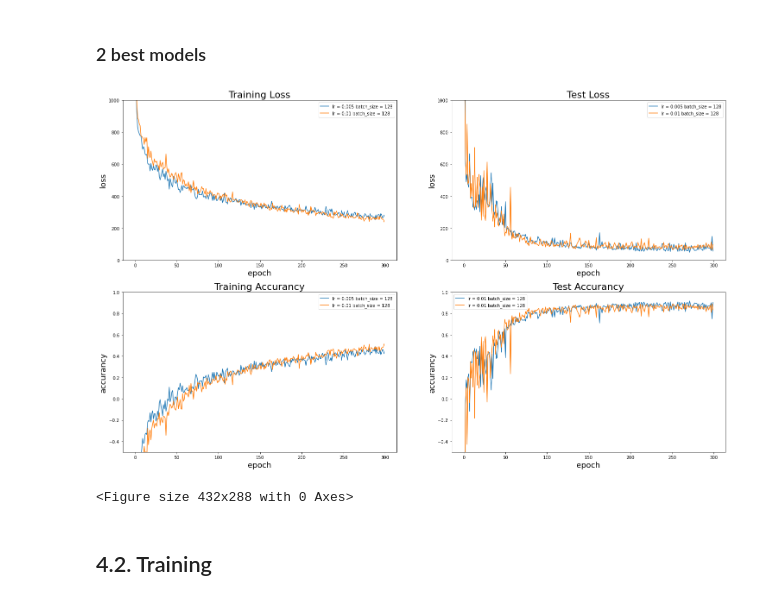
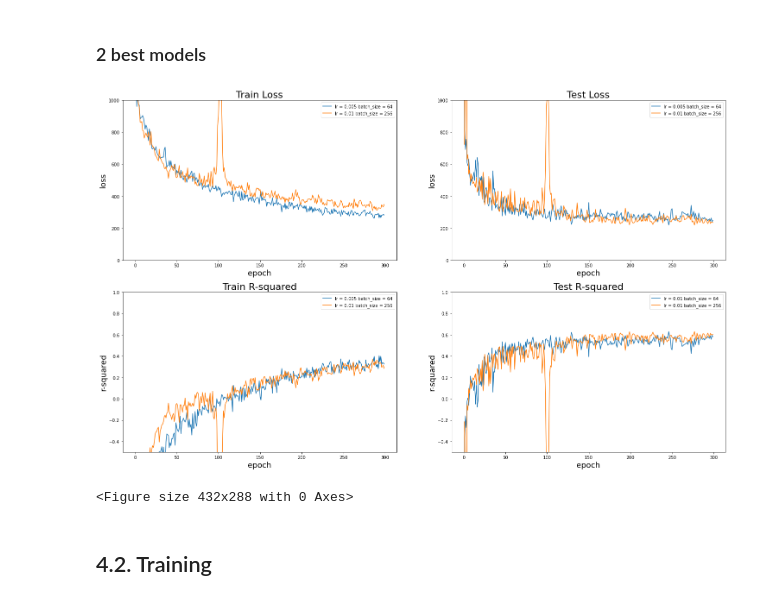
Before and after one commit to JamEwe/ADMET-PrInt, a Jupyter notebook: experiments/protein_plasma_binding/maccs_FCNN.ipynb, the cells around one changed output. Saved outputs shown, nothing was run; the diff lists cells and outputs as text; code cells hidden in the pictures.

```diff
--- a/experiments/protein_plasma_binding/maccs_FCNN.ipynb
+++ b/experiments/protein_plasma_binding/maccs_FCNN.ipynb
@@ -49,8 +49,8 @@ df_train_all = pd.concat([df_train, df_valid])
 X_train_all = df_train_all.loc[:, df_train_all.columns != 'protein_plasma_binding']
 y_train_all = df_train_all['protein_plasma_binding']
 
-X_train = df_train_all.loc[:, df_train_all.columns != 'protein_plasma_binding']
-y_train = df_train_all['protein_plasma_binding']
+X_train = df_train.loc[:, df_train.columns != 'protein_plasma_binding']
+y_train = df_train['protein_plasma_binding']
 
 X_test = df_test.loc[:, df_test.columns != 'protein_plasma_binding']
 y_test = df_test['protein_plasma_binding']
@@ -239,7 +239,7 @@ def plot_all(ax, data_list):
 
 figure, ((ax1, ax2), (ax3, ax4)) = plt.subplots(2, 2,figsize=(25,15))
 plt.figure(figsize=(25,15))
-ax1.set_title("Training Loss", fontsize=22)
+ax1.set_title("Train Loss", fontsize=22)
 plot_all(ax1, train_losses_all)
 ax1.set_xlabel("epoch", fontsize=18)
 ax1.set_ylabel("Loss", fontsize=18)
@@ -253,17 +253,17 @@ ax2.set_ylabel("Loss", fontsize=18)
 ax2.legend()
 ax2.set_ylim([0, 1500])
 
-ax3.set_title("Training Accurancy", fontsize=22)
+ax3.set_title("Train R-squared", fontsize=22)
 plot_all(ax3, train_accs_all)
 ax3.set_xlabel("epoch", fontsize=18)
-ax3.set_ylabel("accurancy", fontsize=18)
+ax3.set_ylabel("r-squared", fontsize=18)
 ax3.legend()
 ax3.set_ylim([-2.5,1])
 
-ax4.set_title("Test Accurancy", fontsize=22)
+ax4.set_title("Test R-squared", fontsize=22)
 plot_all(ax4, test_accs_all)
 ax4.set_xlabel("epoch", fontsize=18)
-ax4.set_ylabel("accurancy", fontsize=18)
+ax4.set_ylabel("r-squared", fontsize=18)
 ax4.legend()
 ax4.set_ylim([-2.5,1])
 
@@ -312,40 +312,40 @@ for data in test_losses_all:
 # %%
 figure, ((ax1, ax2), (ax3, ax4)) = plt.subplots(2, 2,figsize=(25,15))
 plt.figure()
-ax1.set_title("Training Loss", fontsize=22)
-ax1.plot(train_losses_all[6],label="lr = 0.005 batch_size = 128")
-ax1.plot(train_losses_all[10],label="lr = 0.01 batch_size = 128")
+ax1.set_title("Train Loss", fontsize=22)
+ax1.plot(train_losses_all[5],label="lr = 0.005 batch_size = 64")
+ax1.plot(train_losses_all[11],label="lr = 0.01 batch_size = 256")
 ax1.set_xlabel("epoch", fontsize=18)
 ax1.set_ylabel("loss", fontsize=18)
 ax1.legend()
 ax1.set_ylim([0, 1000])
 
 ax2.set_title("Test Loss", fontsize=22)
-ax2.plot(test_losses_all[6],label="lr = 0.005 batch_size = 128")
-ax2.plot(test_losses_all[10],label="lr = 0.01 batch_size = 128")
+ax2.plot(test_losses_all[5],label="lr = 0.005 batch_size = 64")
+ax2.plot(test_losses_all[11],label="lr = 0.01 batch_size = 256")
 ax2.set_xlabel("epoch", fontsize=18)
 ax2.set_ylabel("loss", fontsize=18)
 ax2.legend()
 ax2.set_ylim([0, 1000])
 
-ax3.set_title("Training Accurancy", fontsize=22)
-ax3.plot(train_accs_all[6],label="lr = 0.005 batch_size = 128")
-ax3.plot(train_accs_all[10],label="lr = 0.01 batch_size = 128")
+ax3.set_title("Train R-squared", fontsize=22)
+ax3.plot(train_accs_all[5],label="lr = 0.005 batch_size = 64")
+ax3.plot(train_accs_all[11],label="lr = 0.01 batch_size = 256")
 ax3.set_xlabel("epoch", fontsize=18)
-ax3.set_ylabel("accurancy", fontsize=18)
+ax3.set_ylabel("r-squared", fontsize=18)
 ax3.legend()
 ax3.set_ylim([-0.5,1])
 
-ax4.set_title("Test Accurancy", fontsize=22)
-ax4.plot(test_accs_all[6],label="lr = 0.01 batch_size = 128")
-ax4.plot(test_accs_all[10],label="lr = 0.01 batch_size = 128")
+ax4.set_title("Test R-squared", fontsize=22)
+ax4.plot(test_accs_all[5],label="lr = 0.01 batch_size = 64")
+ax4.plot(test_accs_all[11],label="lr = 0.01 batch_size = 256")
 ax4.set_xlabel("epoch", fontsize=18)
-ax4.set_ylabel("accurancy", fontsize=18)
+ax4.set_ylabel("r-squared", fontsize=18)
 ax4.legend()
 ax4.set_ylim([-0.5,1])
 plt.show()
 # %% [output]
-[figure, old version]
+[figure, new version]
 <Figure size 432x288 with 0 Axes>
 # %% [markdown]
 ## 4.2. Training
```
Also changed, not shown: parts of 8 cells of this notebook, 2 other files.
